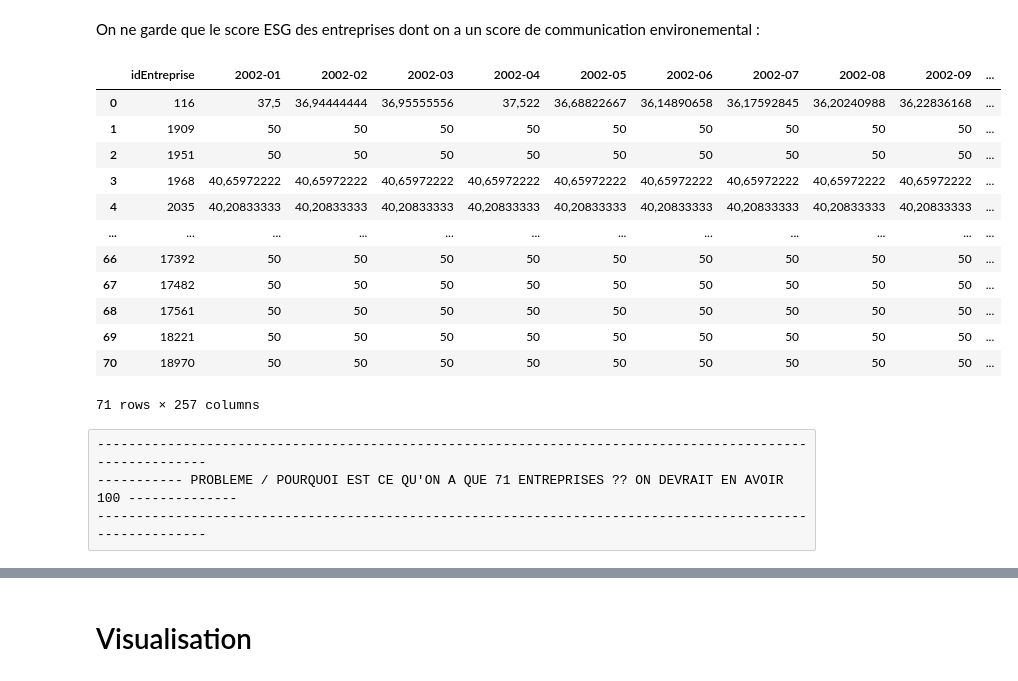
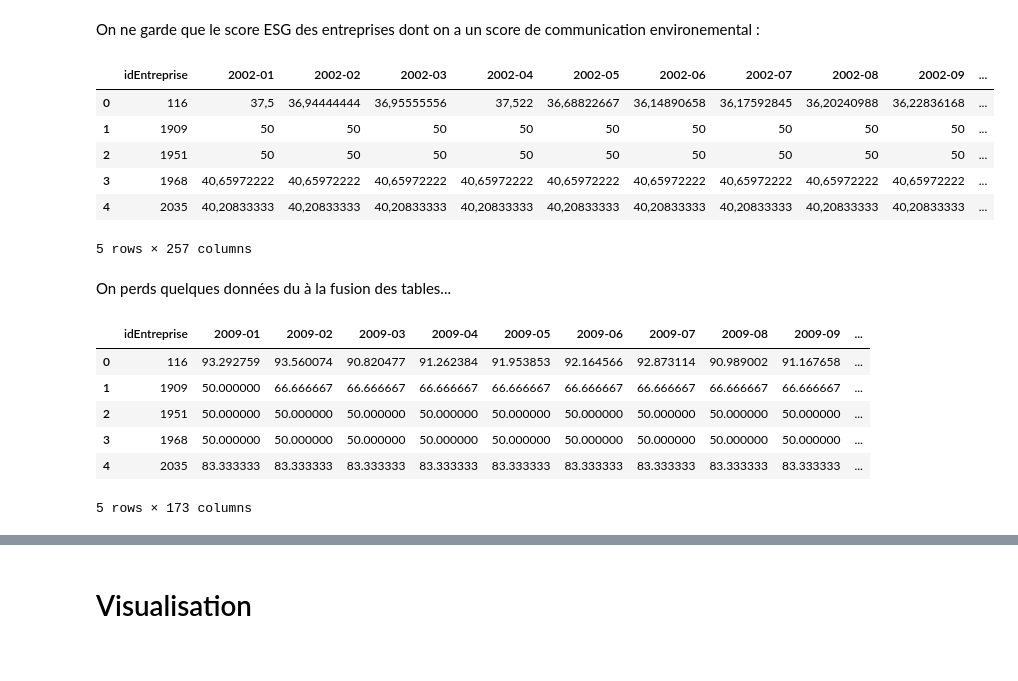
Before and after one commit to tgarnier067/Stat_app, a Jupyter notebook: Econometrie.ipynb, the cells around one changed output, grey strips where cells are left out. Saved outputs shown, nothing was run; the diff lists cells and outputs as text; code cells hidden in the pictures.

Commit message:
Essaie construction base de données pannels

```diff
--- a/Econometrie.ipynb
+++ b/Econometrie.ipynb
@@ -162,27 +175,32 @@ env_comm_score
 100 rows × 4 columns
 # %% [markdown]
 On ne garde que le score ESG des entreprises dont on a un score de communication environemental :
+# %%
+# Filtrer les lignes de esg_data en fonction des idEntreprise présents dans merged_df
+filtered_esg_data = esg_data[esg_data['idEntreprise'].isin(env_comm_score['idEntreprise'])].reset_index(drop=True)
+
+filtered_esg_data.head()
+# %% [output]
+|  | idEntreprise | 2002-01 | 2002-02 | 2002-03 | 2002-04 | 2002-05 | 2002-06 | 2002-07 | 2002-08 | 2002-09 | ... |
+| 0 | 116 | 37,5 | 36,94444444 | 36,95555556 | 37,522 | 36,68822667 | 36,14890658 | 36,17592845 | 36,20240988 | 36,22836168 | ... |
+| 1 | 1909 | 50 | 50 | 50 | 50 | 50 | 50 | 50 | 50 | 50 | ... |
+| 2 | 1951 | 50 | 50 | 50 | 50 | 50 | 50 | 50 | 50 | 50 | ... |
+| 3 | 1968 | 40,65972222 | 40,65972222 | 40,65972222 | 40,65972222 | 40,65972222 | 40,65972222 | 40,65972222 | 40,65972222 | 40,65972222 | ... |
+| 4 | 2035 | 40,20833333 | 40,20833333 | 40,20833333 | 40,20833333 | 40,20833333 | 40,20833333 | 40,20833333 | 40,20833333 | 40,20833333 | ... |
+5 rows × 257 columns
+# %% [markdown]
+On perds quelques données du à la fusion des tables...
 # %%
 # Filtrer les lignes de esg_data en fonction des idEntreprise présents dans merged_df
-filtered_esg_data = esg_data[esg_data['idEntreprise'].isin(env_comm_score['idEntreprise'])].reset_index(drop=True)
+filtered_PFL_E = PFL_E[PFL_E['idEntreprise'].isin(filtered_esg_data['idEntreprise'])].reset_index(drop=True)
 
 # Afficher les premières lignes du DataFrame filtré pour vérification
-filtered_esg_data
+filtered_PFL_E.head()
 # %% [output]
-|  | idEntreprise | 2002-01 | 2002-02 | 2002-03 | 2002-04 | 2002-05 | 2002-06 | 2002-07 | 2002-08 | 2002-09 | ... |
-| 0 | 116 | 37,5 | 36,94444444 | 36,95555556 | 37,522 | 36,68822667 | 36,14890658 | 36,17592845 | 36,20240988 | 36,22836168 | ... |
-| 1 | 1909 | 50 | 50 | 50 | 50 | 50 | 50 | 50 | 50 | 50 | ... |
-| 2 | 1951 | 50 | 50 | 50 | 50 | 50 | 50 | 50 | 50 | 50 | ... |
-| 3 | 1968 | 40,65972222 | 40,65972222 | 40,65972222 | 40,65972222 | 40,65972222 | 40,65972222 | 40,65972222 | 40,65972222 | 40,65972222 | ... |
-| 4 | 2035 | 40,20833333 | 40,20833333 | 40,20833333 | 40,20833333 | 40,20833333 | 40,20833333 | 40,20833333 | 40,20833333 | 40,20833333 | ... |
-| ... | ... | ... | ... | ... | ... | ... | ... | ... | ... | ... | ... |
-| 66 | 17392 | 50 | 50 | 50 | 50 | 50 | 50 | 50 | 50 | 50 | ... |
-| 67 | 17482 | 50 | 50 | 50 | 50 | 50 | 50 | 50 | 50 | 50 | ... |
-| 68 | 17561 | 50 | 50 | 50 | 50 | 50 | 50 | 50 | 50 | 50 | ... |
-| 69 | 18221 | 50 | 50 | 50 | 50 | 50 | 50 | 50 | 50 | 50 | ... |
-| 70 | 18970 | 50 | 50 | 50 | 50 | 50 | 50 | 50 | 50 | 50 | ... |
+|  | idEntreprise | 2009-01 | 2009-02 | 2009-03 | 2009-04 | 2009-05 | 2009-06 | 2009-07 | 2009-08 | 2009-09 | ... |
+| 0 | 116 | 93.292759 | 93.560074 | 90.820477 | 91.262384 | 91.953853 | 92.164566 | 92.873114 | 90.989002 | 91.167658 | ... |
+| 1 | 1909 | 50.000000 | 66.666667 | 66.666667 | 66.666667 | 66.666667 | 66.666667 | 66.666667 | 66.666667 | 66.666667 | ... |
+| 2 | 1951 | 50.000000 | 50.000000 | 50.000000 | 50.000000 | 50.000000 | 50.000000 | 50.000000 | 50.000000 | 50.000000 | ... |
+| 3 | 1968 | 50.000000 | 50.000000 | 50.000000 | 50.000000 | 50.000000 | 50.000000 | 50.000000 | 50.000000 | 50.000000 | ... |
+| 4 | 2035 | 83.333333 | 83.333333 | 83.333333 | 83.333333 | 83.333333 | 83.333333 | 83.333333 | 83.333333 | 83.333333 | ... |
-71 rows × 257 columns
+5 rows × 173 columns
-# %% [raw]
----------------------------------------------------------------------------------------------------------
------------ PROBLEME / POURQUOI EST CE QU'ON A QUE 71 ENTREPRISES ?? ON DEVRAIT EN AVOIR 100 --------------
----------------------------------------------------------------------------------------------------------
```
Also changed, not shown: parts of 26 cells of this notebook.
